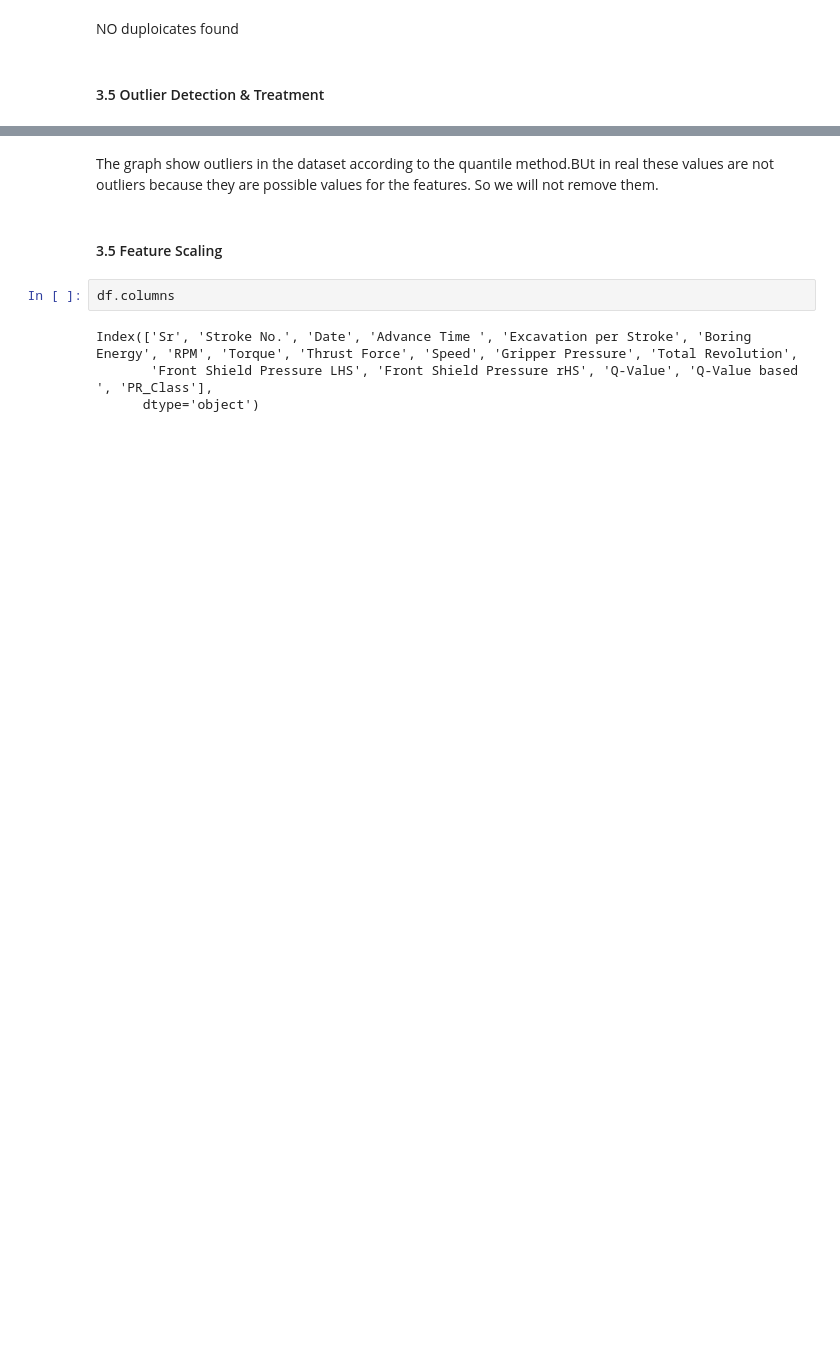
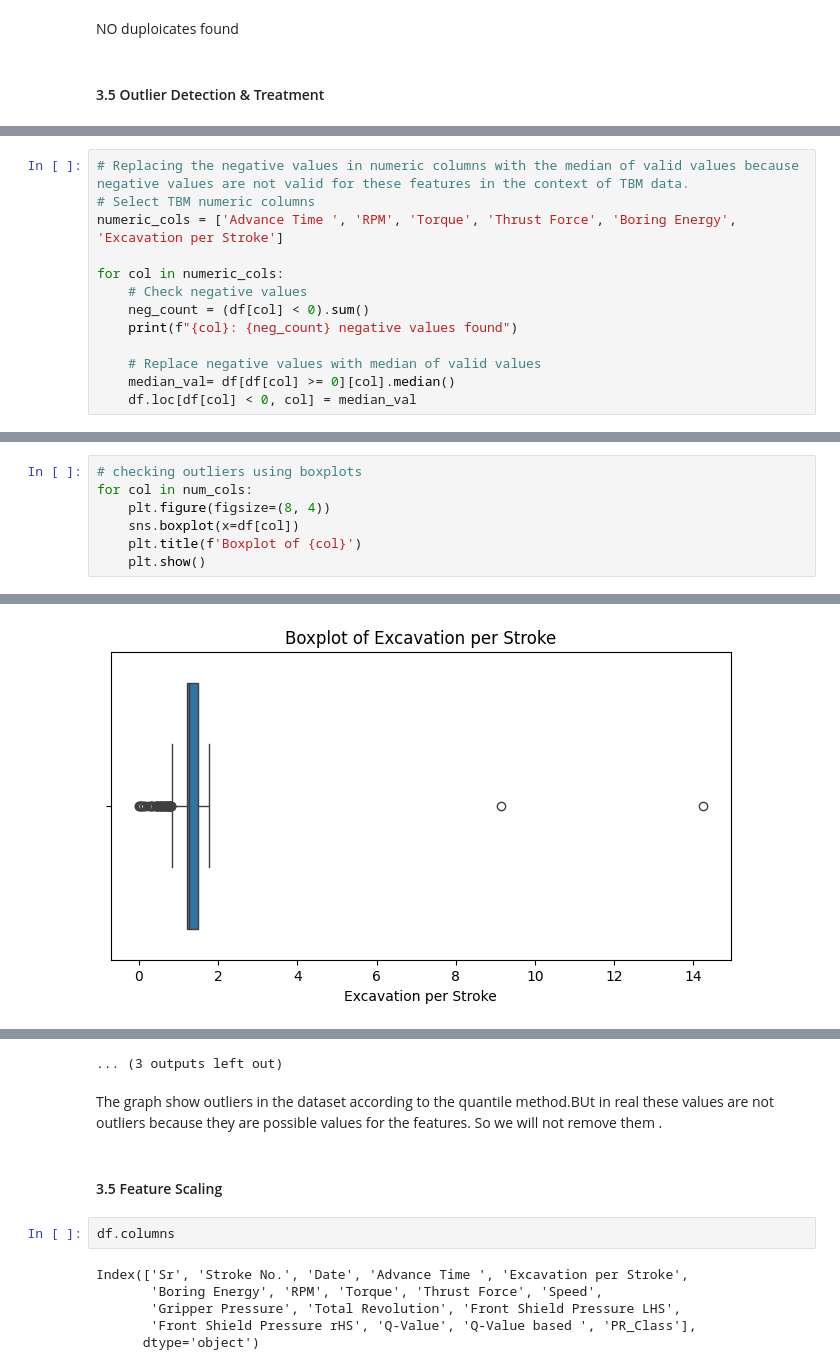
Before and after one commit to nomankhan0347893-web/mentorship-program-devsil, a Jupyter notebook: week_6_pro.ipynb, the cells around one changed output, grey strips where cells are left out. Drawn from its saved outputs; the diff is of its cells as text; blank space fills up the shorter version.

```diff
--- a/week_6_pro.ipynb
+++ b/week_6_pro.ipynb
@@ -309,0 +310,13 @@ for col in num_cols:
+# %%
+# Replacing the negative values in numeric columns with the median of valid values because negative values are not valid for these features in the context of TBM data.
+# Select TBM numeric columns
+numeric_cols = ['Advance Time ', 'RPM', 'Torque', 'Thrust Force', 'Boring Energy', 'Excavation per Stroke']
+
+for col in numeric_cols:
+    # Check negative values
+    neg_count = (df[col] < 0).sum()
+    print(f"{col}: {neg_count} negative values found")
+
+    # Replace negative values with median of valid values
+    median_val= df[df[col] >= 0][col].median()
+    df.loc[df[col] < 0, col] = median_val
@@ -309,0 +351,8 @@ for col in num_cols:
+# %%
+# checking outliers using boxplots
+for col in num_cols:
+    plt.figure(figsize=(8, 4))
+    sns.boxplot(x=df[col])
+    plt.title(f'Boxplot of {col}')
+    plt.show()
+# %% [output]
@@ -309,0 +362 @@ for col in num_cols:
+[figure, added]
@@ -310,5 +371,6 @@ for col in num_cols:
+... (3 outputs left out)
 # %% [markdown]
-The graph show outliers in the  dataset according to the quantile method.BUt in real these values are not outliers because they are possible values for the features. So we will not remove them.
+The graph show outliers in the  dataset according to the quantile method.BUt in real these values are not outliers because they are possible values for the features. So we will not remove them .
 # %% [markdown]
 #### 3.5 Feature Scaling
 # %%
```
Also changed, not shown: parts of 67 cells of this notebook.
